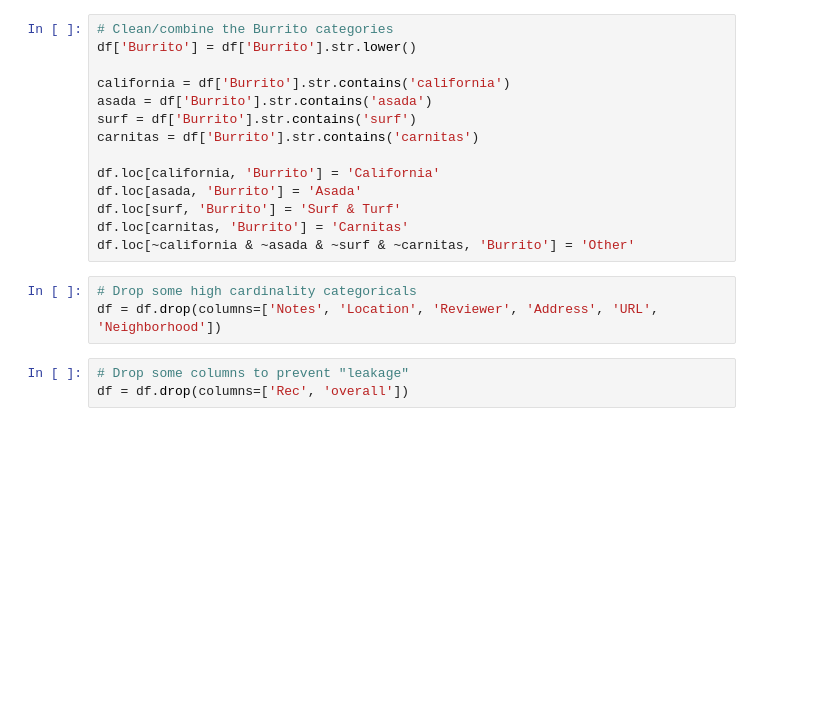
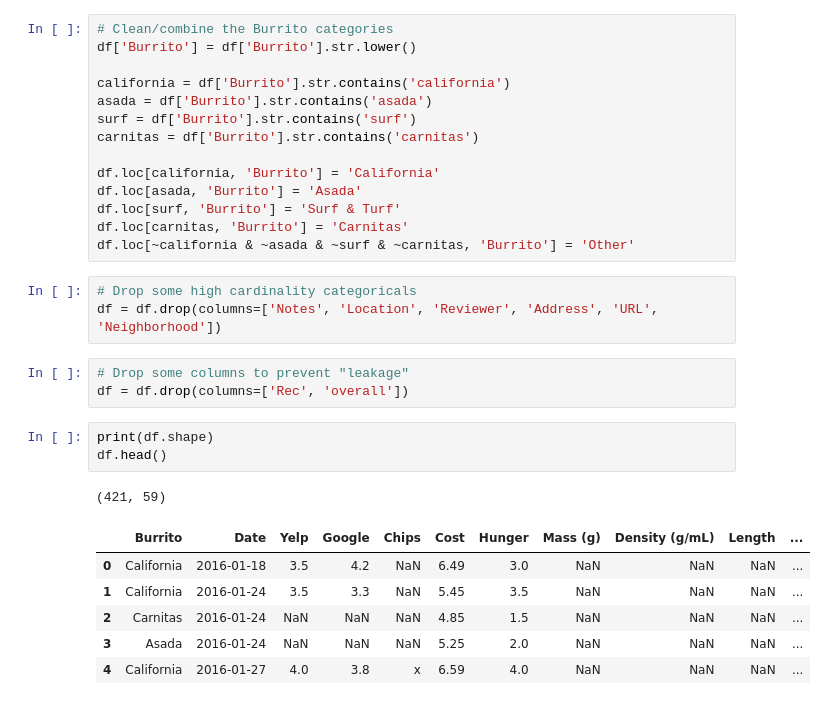
Before and after one commit to DRodriguez615/DS-Unit-2-Linear-Models, a Jupyter notebook: module4-logistic-regression/LS_DS_214_assignment.ipynb, the cells around one changed output. Cells and saved outputs as stored; diff of their text form; blank space fills up the shorter version.

```diff
--- a/module4-logistic-regression/LS_DS_214_assignment.ipynb
+++ b/module4-logistic-regression/LS_DS_214_assignment.ipynb
@@ -75,3 +75,14 @@ df = df.drop(columns=['Notes', 'Location', 'Reviewer', 'Address', 'URL', 'Neighb
 # %%
 # Drop some columns to prevent "leakage"
 df = df.drop(columns=['Rec', 'overall'])
+# %%
+print(df.shape)
+df.head()
+# %% [output]
+(421, 59)
+|  | Burrito | Date | Yelp | Google | Chips | Cost | Hunger | Mass (g) | Density (g/mL) | Length | ... |
+| 0 | California | 2016-01-18 | 3.5 | 4.2 | NaN | 6.49 | 3.0 | NaN | NaN | NaN | ... |
+| 1 | California | 2016-01-24 | 3.5 | 3.3 | NaN | 5.45 | 3.5 | NaN | NaN | NaN | ... |
+| 2 | Carnitas | 2016-01-24 | NaN | NaN | NaN | 4.85 | 1.5 | NaN | NaN | NaN | ... |
+| 3 | Asada | 2016-01-24 | NaN | NaN | NaN | 5.25 | 2.0 | NaN | NaN | NaN | ... |
+| 4 | California | 2016-01-27 | 4.0 | 3.8 | x | 6.59 | 4.0 | NaN | NaN | NaN | ... |
```
Also changed, not shown: parts of 19 cells of this notebook.
